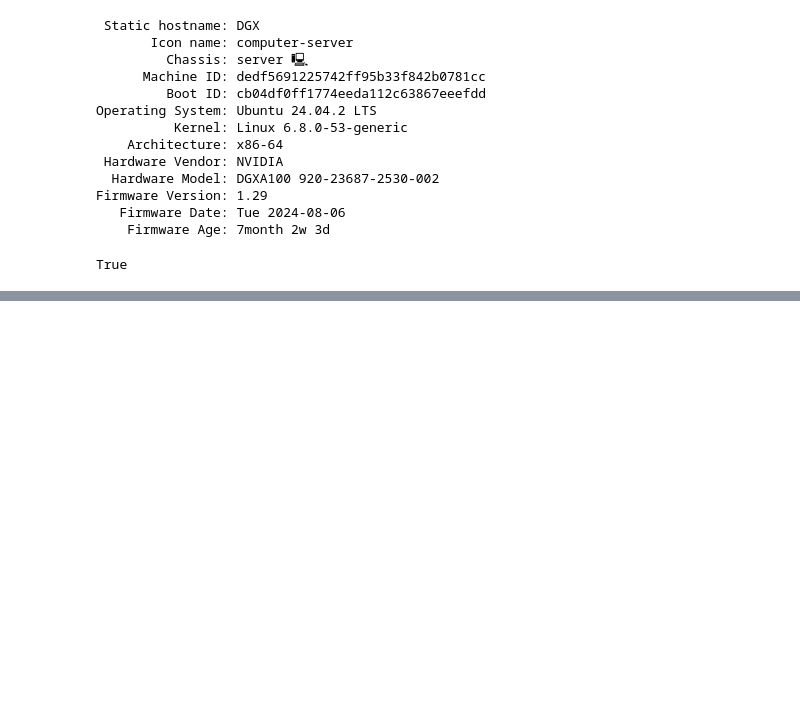
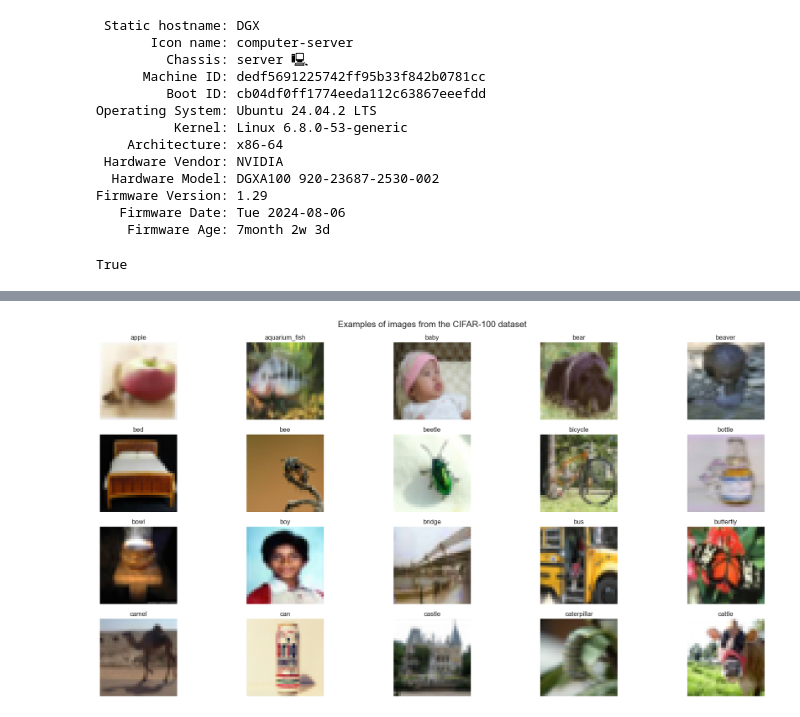
Before and after one commit to ilyarekun/NN_DeiT_25, a Jupyter notebook: notebooks/data_preprocessing.ipynb, the cells around one changed output, grey strips where cells are left out. Drawn from its saved outputs; the diff is of its cells as text; code cells hidden in the pictures; blank space fills up the shorter version.

Commit message:
Making EDA with cifar100

```diff
--- a/notebooks/data_preprocessing.ipynb
+++ b/notebooks/data_preprocessing.ipynb
@@ -34,0 +39,44 @@ Path to dataset files: /home/ir739wb/.cache/kagglehub/datasets/fedesoriano/cifar
+# %%
+# Define paths to training data and metadata
+train_path = os.path.join(path, "train")
+meta_path = os.path.join(path, "meta")
+
+# Load class names from metadata
+with open(meta_path, 'rb') as f:
+    meta = pickle.load(f, encoding='bytes')
+    fine_label_names = [name.decode('utf-8') for name in meta[b'fine_label_names']]
+
+# Load training data
+with open(train_path, 'rb') as f:
+    train_data = pickle.load(f, encoding='bytes')
+
+X = train_data[b'data']
+y = train_data[b'fine_labels']
+
+# Reshape data into image format: (N, 32, 32, 3)
+X = X.reshape(-1, 3, 32, 32).transpose(0, 2, 3, 1)
+
+# Convert numeric labels to class names
+labels_named = [fine_label_names[i] for i in y]
+
+# Create a DataFrame with images and labels
+df = pd.DataFrame({
+    'image': list(X),
+    'label': labels_named
+})
+
+# Visualize one image from each of the first 20 unique classes
+unique_classes = sorted(set(labels_named))
+plt.figure(figsize=(20, 10))
+for i, label in enumerate(unique_classes[:20]):
+    idx = df[df['label'] == label].index[0]
+    plt.subplot(4, 5, i + 1)
+    plt.imshow(df.loc[idx, 'image'])
+    plt.title(label)
+    plt.axis("off")
+
+plt.suptitle("Examples of images from the CIFAR-100 dataset", fontsize=16)
+plt.tight_layout()
+plt.show()
+# %% [output]
+[figure, added]
```
Also changed, not shown: parts of 7 cells of this notebook.
